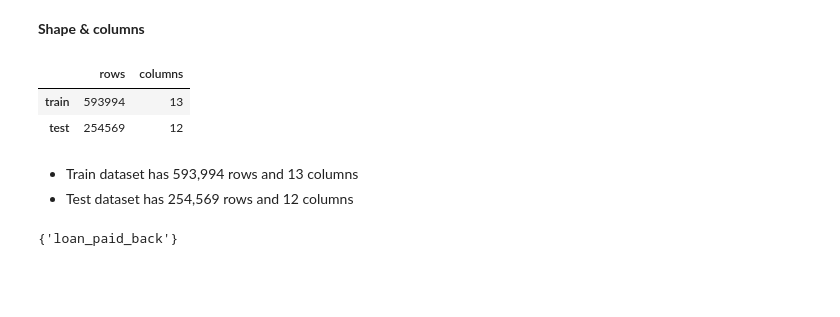
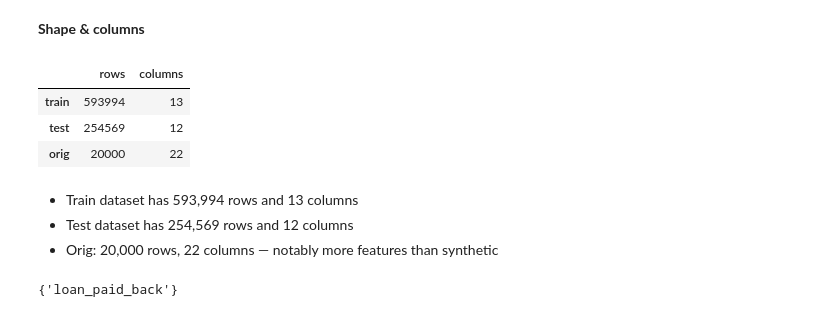
Before and after one commit to adulamaciej/loan-repayment-prediction, a Jupyter notebook: notebooks/01_eda.ipynb, the cells around one changed output. Cells and saved outputs as stored; diff of their text form; code cells hidden in the pictures; blank space fills up the shorter version.

```diff
--- a/notebooks/01_eda.ipynb
+++ b/notebooks/01_eda.ipynb
@@ -14,6 +14,8 @@ from scipy.stats import ks_2samp
 train = pd.read_csv('../data/train.csv')
 
 test = pd.read_csv('../data/test.csv')
+
+orig = pd.read_csv('../data/original.csv')
 # %% [markdown]
 ## Feature Definitions
 # %%
@@ -29,16 +31,18 @@ categorical_cols = ['gender', 'marital_status', 'education_level',
 **Shape & columns**
 # %%
 pd.DataFrame({
-    'rows': [train.shape[0], test.shape[0]],
-    'columns': [train.shape[1], test.shape[1]]
-}, index=['train', 'test'])
+    'rows': [train.shape[0], test.shape[0], orig.shape[0]],
+    'columns': [train.shape[1], test.shape[1], orig.shape[1]],
+}, index=['train', 'test', 'orig'])
 # %% [output]
 |  | rows | columns |
 | train | 593994 | 13 |
 | test | 254569 | 12 |
+| orig | 20000 | 22 |
 # %% [markdown]
 - Train dataset has 593,994 rows and 13 columns
 - Test dataset has 254,569 rows and 12 columns
+- Orig: 20,000 rows, 22 columns — notably more features than synthetic
 # %%
 print(set(train.columns) - set(test.columns))
 # %% [output]
```
Also changed, not shown: parts of 25 cells of this notebook.
